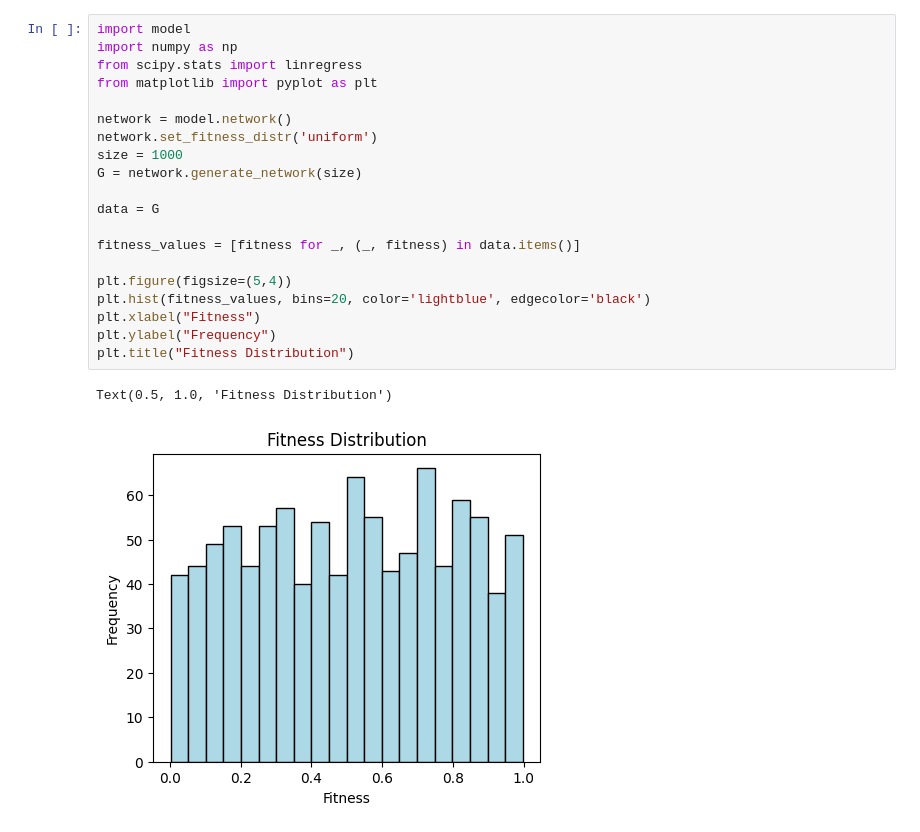
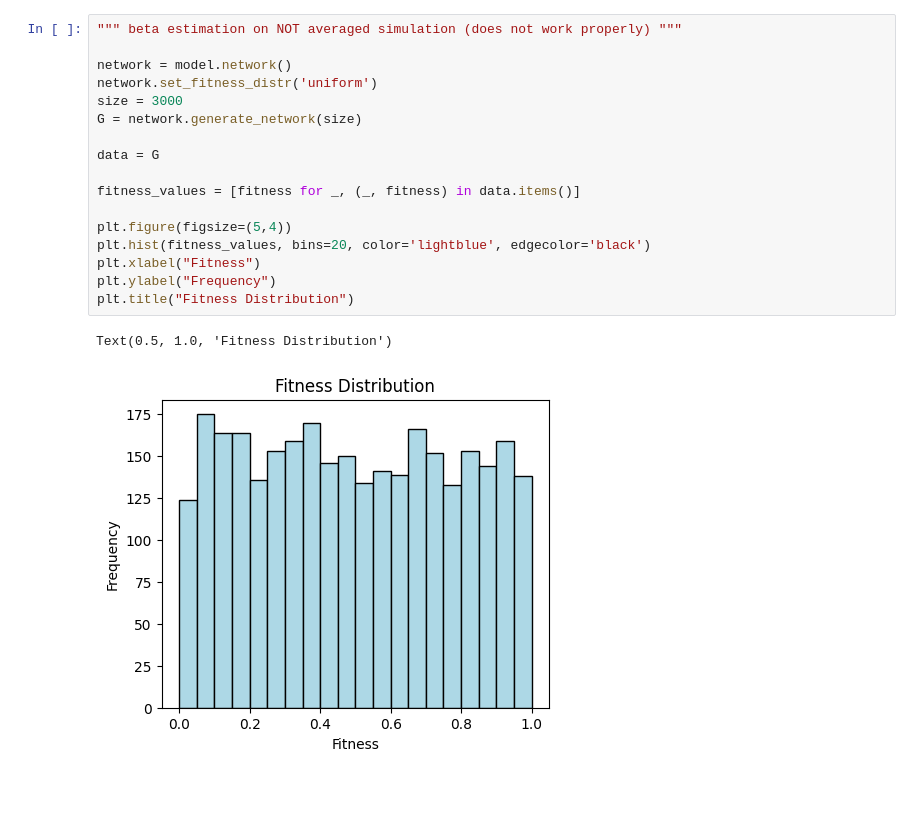
Before and after one commit to AaronDC60/Bianconi_Barabasi, a Jupyter notebook: code/fitness_estimation.ipynb, the cells around one changed output. Drawn from its saved outputs; the diff is of its cells as text; blank space fills up the shorter version.

```diff
--- a/code/fitness_estimation.ipynb
+++ b/code/fitness_estimation.ipynb
@@ -1,24 +50,21 @@
 # %%
-import model
-import numpy as np
-from scipy.stats import linregress
-from matplotlib import pyplot as plt
+""" beta estimation on NOT averaged simulation (does not work properly) """
 
 network = model.network()
 network.set_fitness_distr('uniform')
-size = 1000
+size = 3000
 G = network.generate_network(size)
 
 data = G
 
 fitness_values = [fitness for _, (_, fitness) in data.items()]
 
 plt.figure(figsize=(5,4))
 plt.hist(fitness_values, bins=20, color='lightblue', edgecolor='black')
 plt.xlabel("Fitness")
 plt.ylabel("Frequency")
 plt.title("Fitness Distribution")
 # %% [output]
 Text(0.5, 1.0, 'Fitness Distribution')
-[figure, old version]
+[figure, new version]
 # %%
```
Also changed, not shown: parts of 9 cells of this notebook, 1 other file.
